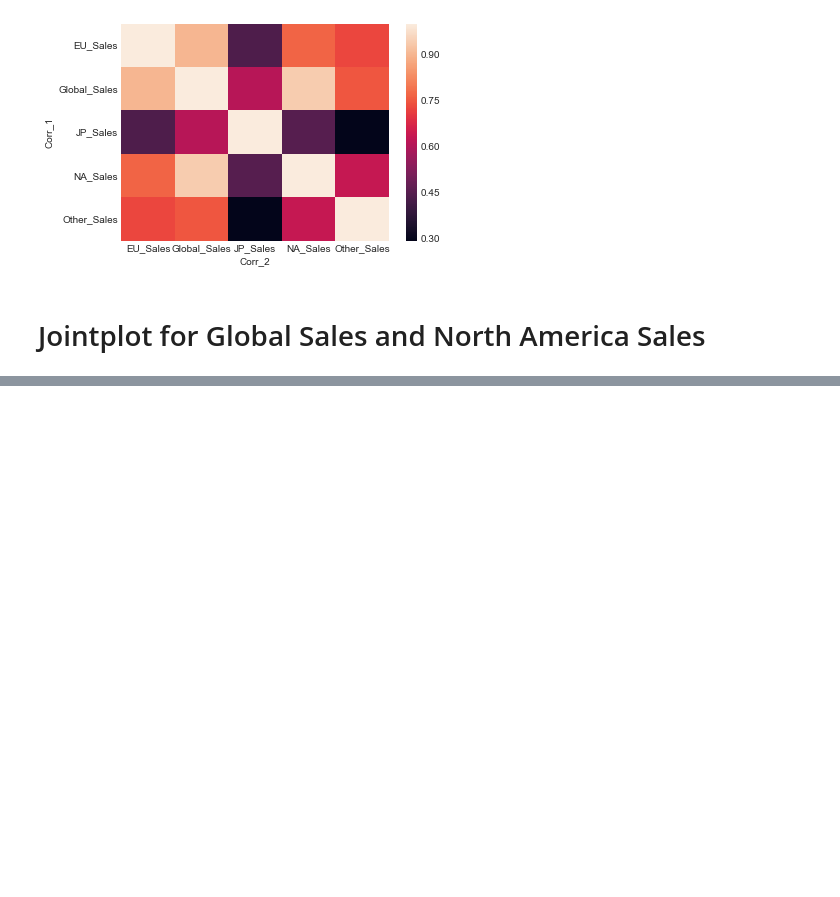
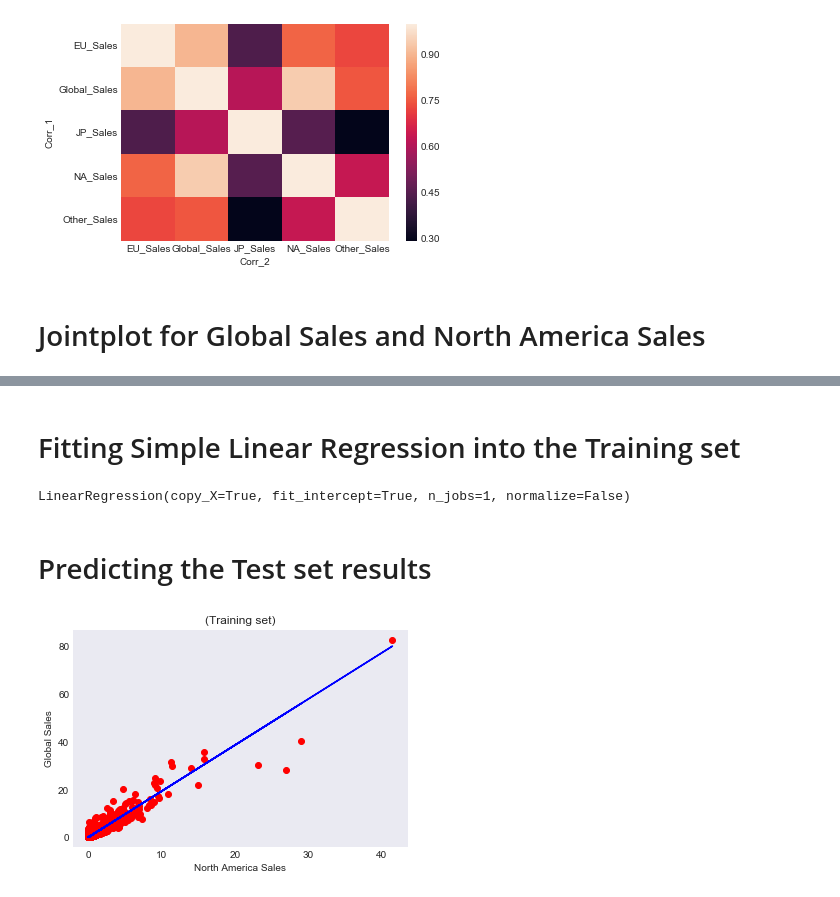
Before and after one commit to TheBrownViking20/DSstuff, a Jupyter notebook: Video game sales/vgsales.ipynb, the cells around one changed output, grey strips where cells are left out. Cells and saved outputs as stored; diff of their text form; code cells hidden in the pictures; blank space fills up the shorter version.

Commit message:
video game sales v3

```diff
--- a/Video game sales/vgsales.ipynb
+++ b/Video game sales/vgsales.ipynb
@@ -365,0 +370,3 @@ sns.jointplot(x="NA_Sales", y="Global_Sales", data=dataset, kind='reg')
+# %%
+X = dataset.iloc[:, 5].values
+y = dataset.iloc[:, 9].values
@@ -365,0 +375,18 @@ sns.jointplot(x="NA_Sales", y="Global_Sales", data=dataset, kind='reg')
+# %%
+from sklearn.cross_validation import train_test_split
+X_train, X_test, y_train, y_test = train_test_split(X, y, test_size = 1/10, random_state = 0)
+# %%
+X_train = X_train.reshape((14938,1))
+y_train = y_train.reshape((14938,1))
+X_test = X_test.reshape((1660,1))
+y_test = y_test.reshape((1660,1))
+# %% [markdown]
+# Fitting Simple Linear Regression into the Training set
+# %%
+from sklearn.linear_model import LinearRegression
+regressor = LinearRegression()
+regressor.fit(X_test, y_test)
+# %% [output]
+LinearRegression(copy_X=True, fit_intercept=True, n_jobs=1, normalize=False)
+# %% [markdown]
+# Predicting the Test set results
@@ -365,0 +395,10 @@ sns.jointplot(x="NA_Sales", y="Global_Sales", data=dataset, kind='reg')
+# %%
+# Visualising the Training set results
+plt.scatter(X_train, y_train,color='red')
+plt.plot(X_train, regressor.predict(X_train), color='blue')
+plt.title('(Training set)')
+plt.xlabel('North America Sales')
+plt.ylabel('Global Sales')
+plt.show()
+# %% [output]
+[figure, added]
```
Also changed, not shown: parts of 15 cells of this notebook.
